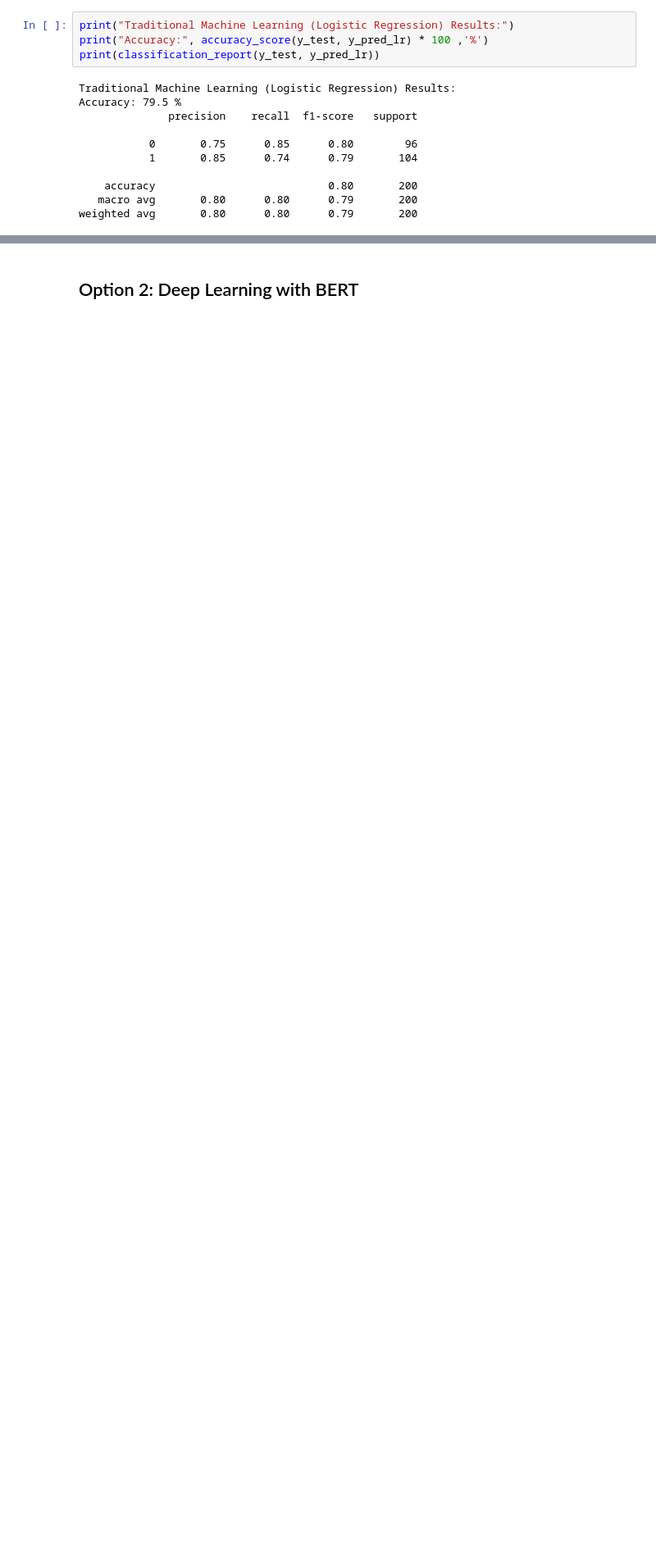
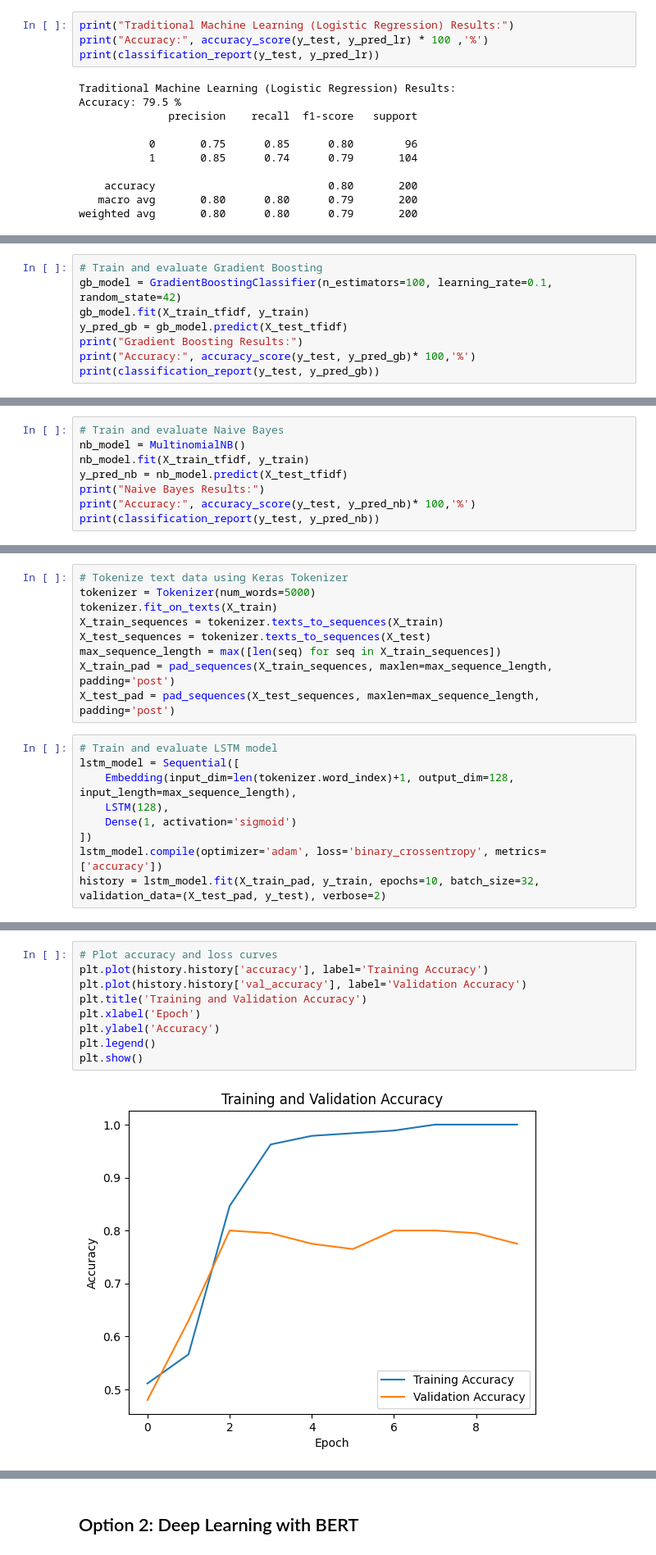
Before and after one commit to SauravBedse223/Sentiment_analyis_Restaurant_Reviews, a Jupyter notebook: Sentiments_Analyisis_for_Restaurant_Review.ipynb, the cells around one changed output, grey strips where cells are left out. Shown at 82% size. Cells and saved outputs as stored; diff of their text form; blank space fills up the shorter version.

```diff
--- a/Sentiments_Analyisis_for_Restaurant_Review.ipynb
+++ b/Sentiments_Analyisis_for_Restaurant_Review.ipynb
@@ -73,0 +131,8 @@ weighted avg       0.80      0.80      0.79       200
+# %%
+# Train and evaluate Gradient Boosting
+gb_model = GradientBoostingClassifier(n_estimators=100, learning_rate=0.1, random_state=42)
+gb_model.fit(X_train_tfidf, y_train)
+y_pred_gb = gb_model.predict(X_test_tfidf)
+print("Gradient Boosting Results:")
+print("Accuracy:", accuracy_score(y_test, y_pred_gb)* 100,'%')
+print(classification_report(y_test, y_pred_gb))
@@ -73,0 +152,8 @@ weighted avg       0.80      0.80      0.79       200
+# %%
+# Train and evaluate Naive Bayes
+nb_model = MultinomialNB()
+nb_model.fit(X_train_tfidf, y_train)
+y_pred_nb = nb_model.predict(X_test_tfidf)
+print("Naive Bayes Results:")
+print("Accuracy:", accuracy_score(y_test, y_pred_nb)* 100,'%')
+print(classification_report(y_test, y_pred_nb))
@@ -73,0 +173,18 @@ weighted avg       0.80      0.80      0.79       200
+# %%
+# Tokenize text data using Keras Tokenizer
+tokenizer = Tokenizer(num_words=5000)
+tokenizer.fit_on_texts(X_train)
+X_train_sequences = tokenizer.texts_to_sequences(X_train)
+X_test_sequences = tokenizer.texts_to_sequences(X_test)
+max_sequence_length = max([len(seq) for seq in X_train_sequences])
+X_train_pad = pad_sequences(X_train_sequences, maxlen=max_sequence_length, padding='post')
+X_test_pad = pad_sequences(X_test_sequences, maxlen=max_sequence_length, padding='post')
+# %%
+# Train and evaluate LSTM model
+lstm_model = Sequential([
+    Embedding(input_dim=len(tokenizer.word_index)+1, output_dim=128, input_length=max_sequence_length),
+    LSTM(128),
+    Dense(1, activation='sigmoid')
+])
+lstm_model.compile(optimizer='adam', loss='binary_crossentropy', metrics=['accuracy'])
+history = lstm_model.fit(X_train_pad, y_train, epochs=10, batch_size=32, validation_data=(X_test_pad, y_test), verbose=2)
@@ -73,0 +229,11 @@ weighted avg       0.80      0.80      0.79       200
+# %%
+# Plot accuracy and loss curves
+plt.plot(history.history['accuracy'], label='Training Accuracy')
+plt.plot(history.history['val_accuracy'], label='Validation Accuracy')
+plt.title('Training and Validation Accuracy')
+plt.xlabel('Epoch')
+plt.ylabel('Accuracy')
+plt.legend()
+plt.show()
+# %% [output]
+[figure, added]
```
Also changed, not shown: parts of 18 cells of this notebook.
